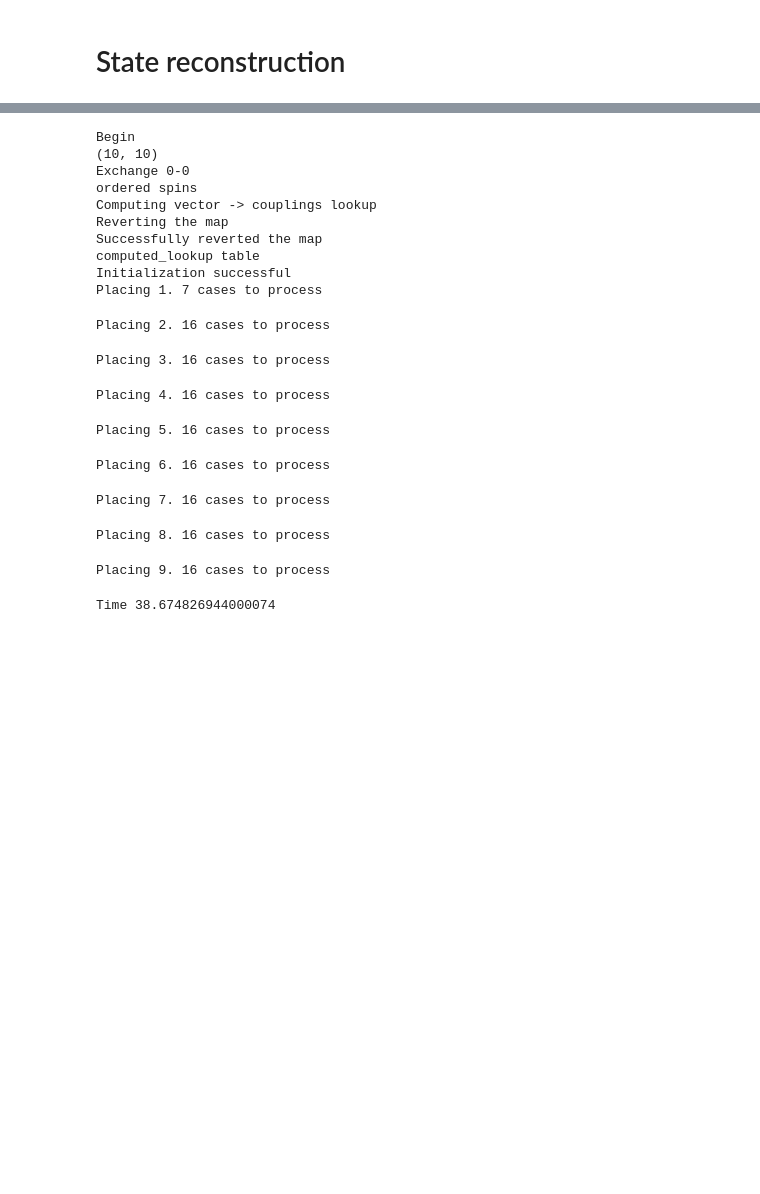
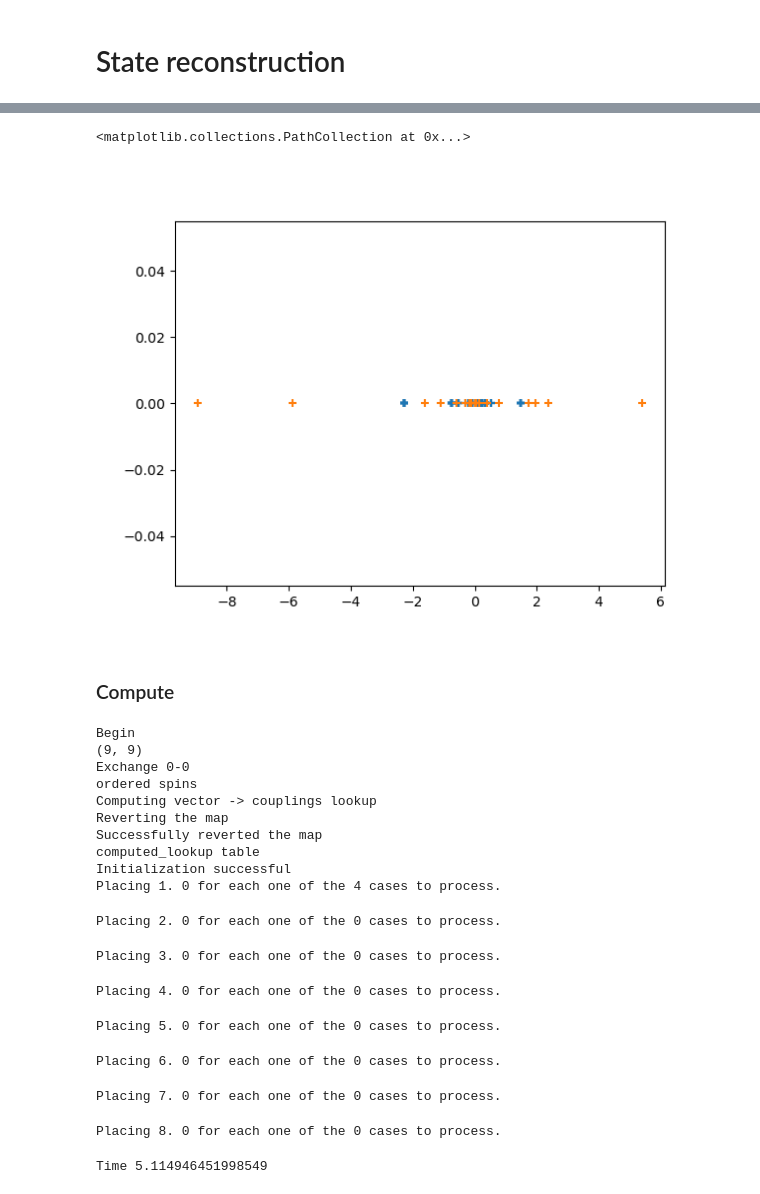
Before and after one commit to maurice-debray/spin_reconstruction, a Jupyter notebook: simulation.ipynb, the cells around one changed output, grey strips where cells are left out. Cells and saved outputs as stored; diff of their text form; code cells hidden in the pictures; blank space fills up the shorter version.

```diff
--- a/simulation.ipynb
+++ b/simulation.ipynb
@@ -222,0 +309,13 @@ def compute_sites(couplings, lattice_size, site_nb, tolerance):
+# %%
+raw_data = np.genfromtxt("spin_couplings.csv", delimiter=",", filling_values = np.nan)[1:,1:]
+
+renormalized_data = np.empty(raw_data.shape)
+
+
+renormalized_data[0] = gamma_ratio * raw_data[0]
+
+for i in range(1,renormalized_data.shape[0]):
+    renormalized_data[i] = raw_data[i]*4
+
+
+pd.DataFrame(renormalized_data)
@@ -223,13 +355,30 @@ def compute_sites(couplings, lattice_size, site_nb, tolerance):
+# %%
+fig, ax = plt.subplots()
+c = couplings(cell_sites)
+
+data = c[~np.isnan(c)]
+
+ax.scatter(data, np.zeros(data.shape), marker = "+")
+
+c = renormalized_data[:,:]
+
+data = c[~np.isnan(c)]
+ax.scatter(data, np.zeros(data.shape), marker = "+")
+# %% [output]
+<matplotlib.collections.PathCollection at 0x...>
+[figure, added]
+# %% [markdown]
+### Compute
 # %%
 import time
 
 t0 = time.perf_counter()
-final_sites, permutation = compute_sites(test_couplings, lattice_size = 5, site_nb=site_nb, tolerance = 0.005)
+final_sites, permutation = compute_sites(renormalized_data, lattice_size = 10, site_nb=site_nb, tolerance = 5)
 t = time.perf_counter() - t0
 print(f"Time {t}")
 # %% [output]
 Begin
-(10, 10)
+(9, 9)
 Exchange 0-0
 ordered spins
 Computing vector -> couplings lookup
@@ -237,13 +386,12 @@ Reverting the map
 Successfully reverted the map
 computed_lookup table
 Initialization successful
-Placing 1. 7 cases to process
+Placing 1. 0 for each one of the 4 cases to process.
-Placing 2. 16 cases to process
+Placing 2. 0 for each one of the 0 cases to process.
-Placing 3. 16 cases to process
+Placing 3. 0 for each one of the 0 cases to process.
-Placing 4. 16 cases to process
+Placing 4. 0 for each one of the 0 cases to process.
-Placing 5. 16 cases to process
+Placing 5. 0 for each one of the 0 cases to process.
-Placing 6. 16 cases to process
+Placing 6. 0 for each one of the 0 cases to process.
-Placing 7. 16 cases to process
+Placing 7. 0 for each one of the 0 cases to process.
-Placing 8. 16 cases to process
+Placing 8. 0 for each one of the 0 cases to process.
-Placing 9. 16 cases to process
+Time 5.114946451998549
-Time 38.674826944000074
```
Also changed, not shown: parts of 15 cells of this notebook.
